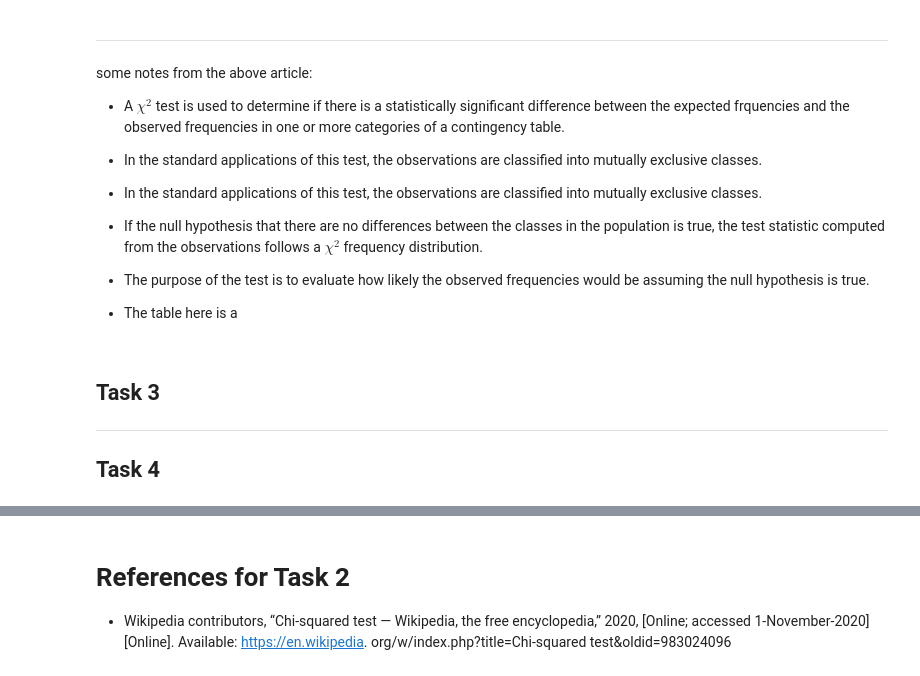
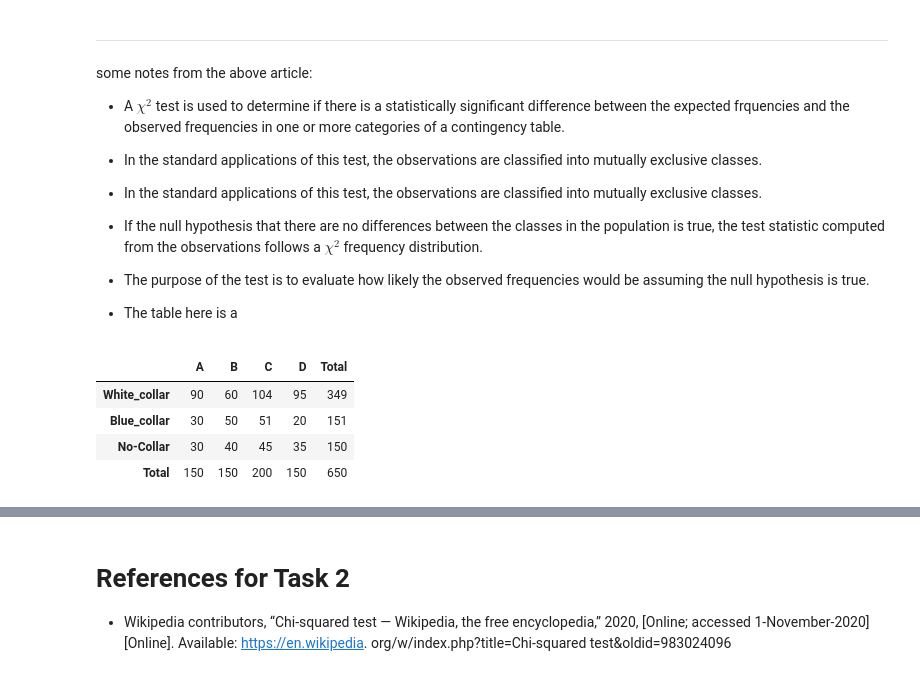
Before and after one commit to angela1C/Machine-Learning-and-Statistics-Tasks-Project-2020, a Jupyter notebook: Tasks.ipynb, the cells around one changed output, grey strips where cells are left out. Saved outputs shown, nothing was run; the diff lists cells and outputs as text; code cells hidden in the pictures.

```diff
--- a/Tasks.ipynb
+++ b/Tasks.ipynb
@@ -869,8 +906,3 @@ some notes from the above article:
 - If the null hypothesis that there are no differences between the classes in the population is true, the test statistic computed from the observations follows a $\chi^2$ frequency distribution.
 - The purpose of the test is to evaluate how likely the observed frequencies would be assuming the null hypothesis is true.
 - The table here is a
-# %% [markdown]
-## Task 3
-
----
-## Task 4
@@ -876,0 +912,16 @@ some notes from the above article:
+# %%
+# create a pandas dataframe
+df=pd.DataFrame({"A":[90,30,30], "B":[60,50,40],"C":[104,51,45],"D":[95,20,35]})
+df.index = ['White_collar', 'Blue_collar', 'No-Collar']
+# add a total column to sum across each row
+df["Total"] = df.sum(axis=1)
+# add a row to sum across column totals
+#(https://stackoverflow.com/questions/20804673/appending-column-totals-to-a-pandas-dataframe)
+df.loc['Total']= df.sum()
+df
+# %% [output]
+|  | A | B | C | D | Total |
+| White_collar | 90 | 60 | 104 | 95 | 349 |
+| Blue_collar | 30 | 50 | 51 | 20 | 151 |
+| No-Collar | 30 | 40 | 45 | 35 | 150 |
+| Total | 150 | 150 | 200 | 150 | 650 |
```
Also changed, not shown: parts of 14 cells of this notebook.
